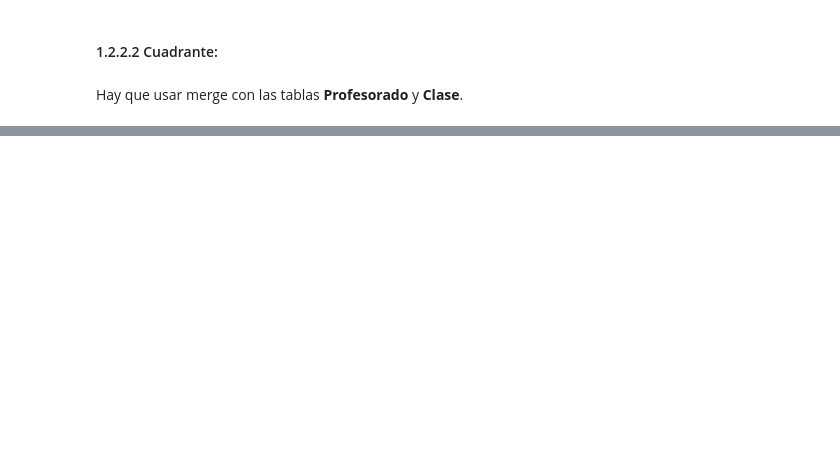
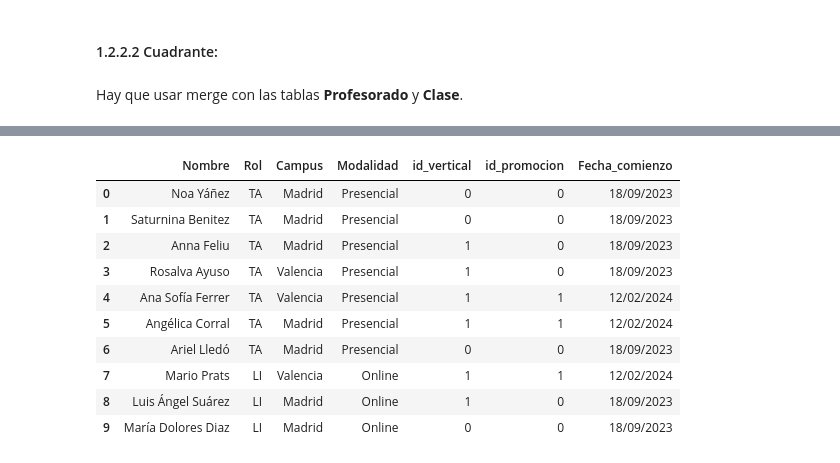
Before and after one commit to xdelrey/BBDD_SQL_Alumnado_Bootcamp, a Jupyter notebook: data_cleansing.ipynb, the cells around one changed output, grey strips where cells are left out. Saved outputs shown, nothing was run; the diff lists cells and outputs as text; code cells hidden in the pictures; blank space fills up the shorter version.

```diff
--- a/data_cleansing.ipynb
+++ b/data_cleansing.ipynb
@@ -492,0 +336,15 @@ df_claustro
+# %%
+b = pd.merge(a, df_promo, left_on = "Promocion", right_on = "Promoción").drop(["Promocion", "Promoción"], axis = 1)
+b
+# %% [output]
+|  | Nombre | Rol | Campus | Modalidad | id_vertical | id_promocion | Fecha_comienzo |
+| 0 | Noa Yáñez | TA | Madrid | Presencial | 0 | 0 | 18/09/2023 |
+| 1 | Saturnina Benitez | TA | Madrid | Presencial | 0 | 0 | 18/09/2023 |
+| 2 | Anna Feliu | TA | Madrid | Presencial | 1 | 0 | 18/09/2023 |
+| 3 | Rosalva Ayuso | TA | Valencia | Presencial | 1 | 0 | 18/09/2023 |
+| 4 | Ana Sofía Ferrer | TA | Valencia | Presencial | 1 | 1 | 12/02/2024 |
+| 5 | Angélica Corral | TA | Madrid | Presencial | 1 | 1 | 12/02/2024 |
+| 6 | Ariel Lledó | TA | Madrid | Presencial | 0 | 0 | 18/09/2023 |
+| 7 | Mario Prats | LI | Valencia | Online | 1 | 1 | 12/02/2024 |
+| 8 | Luis Ángel Suárez | LI | Madrid | Online | 1 | 0 | 18/09/2023 |
+| 9 | María Dolores Diaz | LI | Madrid | Online | 0 | 0 | 18/09/2023 |
```
Also changed, not shown: parts of 51 cells of this notebook, 8 other files.
